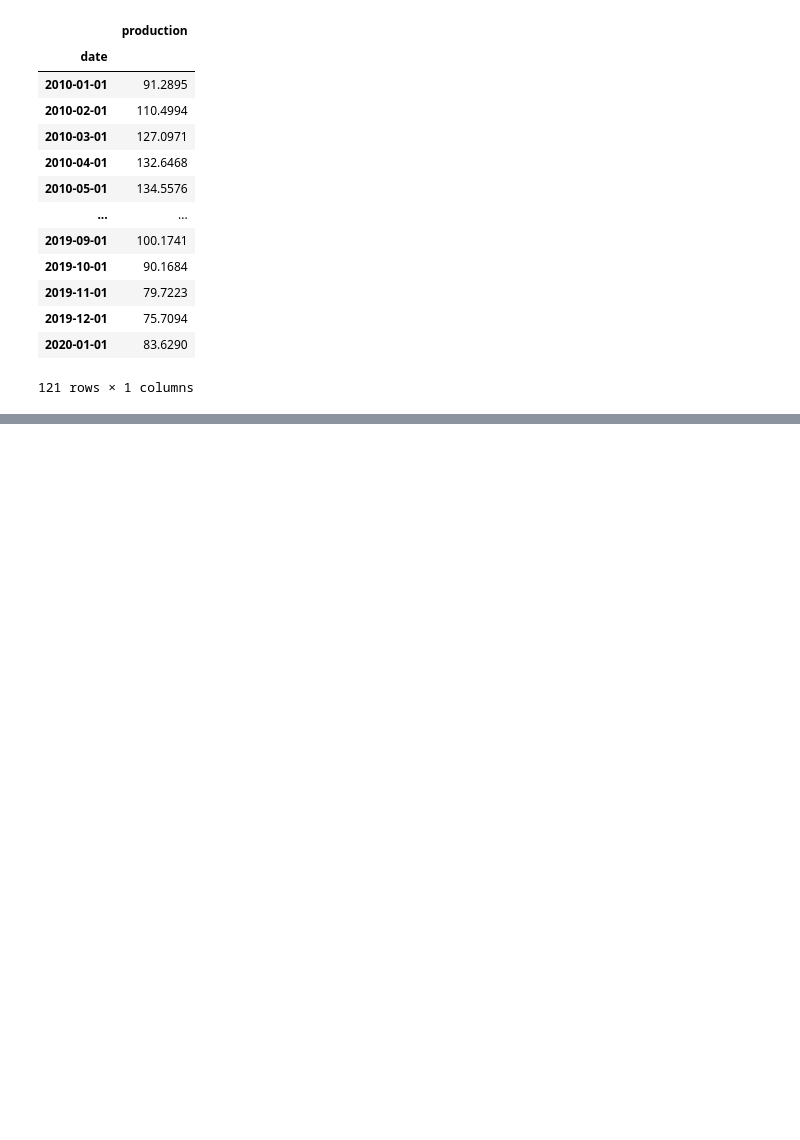
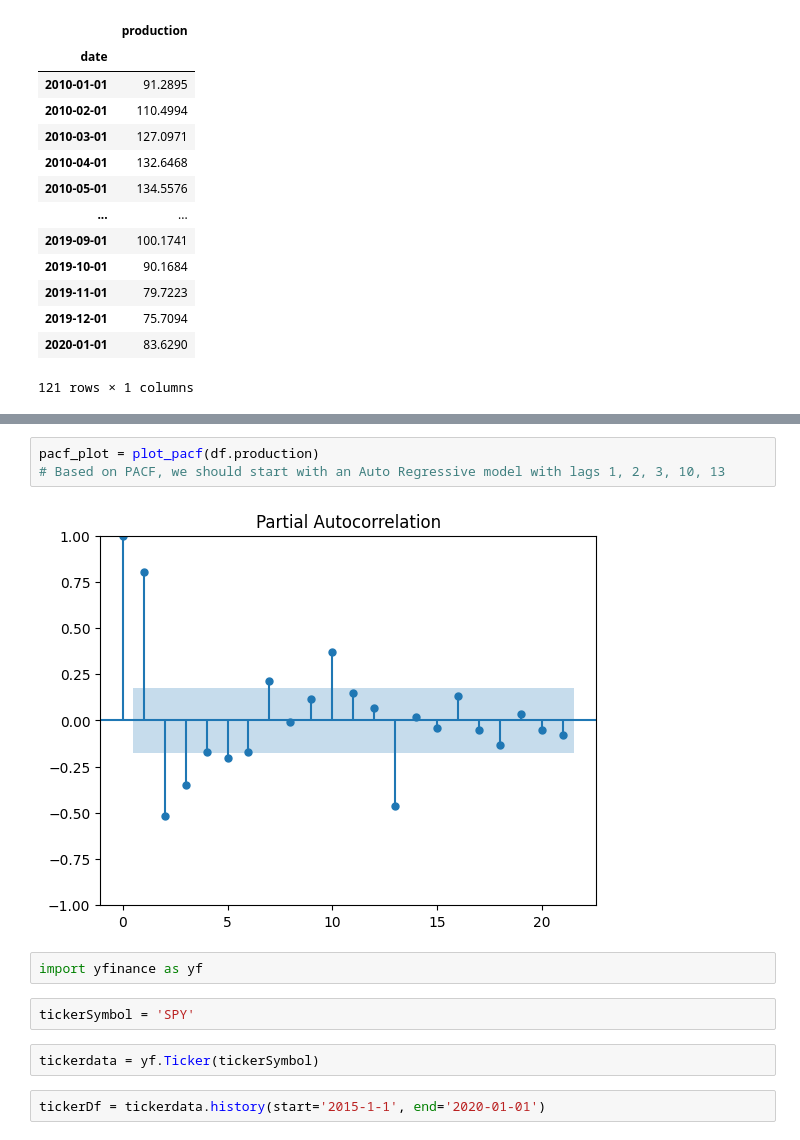
Before and after one commit to Swapn2/Time-series-data_and_models, a Jupyter notebook: Time_series(ACF_PACF).ipynb, the cells around one changed output, grey strips where cells are left out. Drawn from its saved outputs; the diff is of its cells as text; blank space fills up the shorter version.

```diff
--- a/Time_series(ACF_PACF).ipynb
+++ b/Time_series(ACF_PACF).ipynb
@@ -110,0 +136,13 @@ df
+# %%
+pacf_plot = plot_pacf(df.production)
+# Based on PACF, we should start with an Auto Regressive model with lags 1, 2, 3, 10, 13
+# %% [output]
+[figure, added]
+# %%
+import yfinance as yf
+# %%
+tickerSymbol = 'SPY'
+# %%
+tickerdata = yf.Ticker(tickerSymbol)
+# %%
+tickerDf = tickerdata.history(start='2015-1-1', end='2020-01-01')
```
Also changed, not shown: parts of 11 cells of this notebook.
